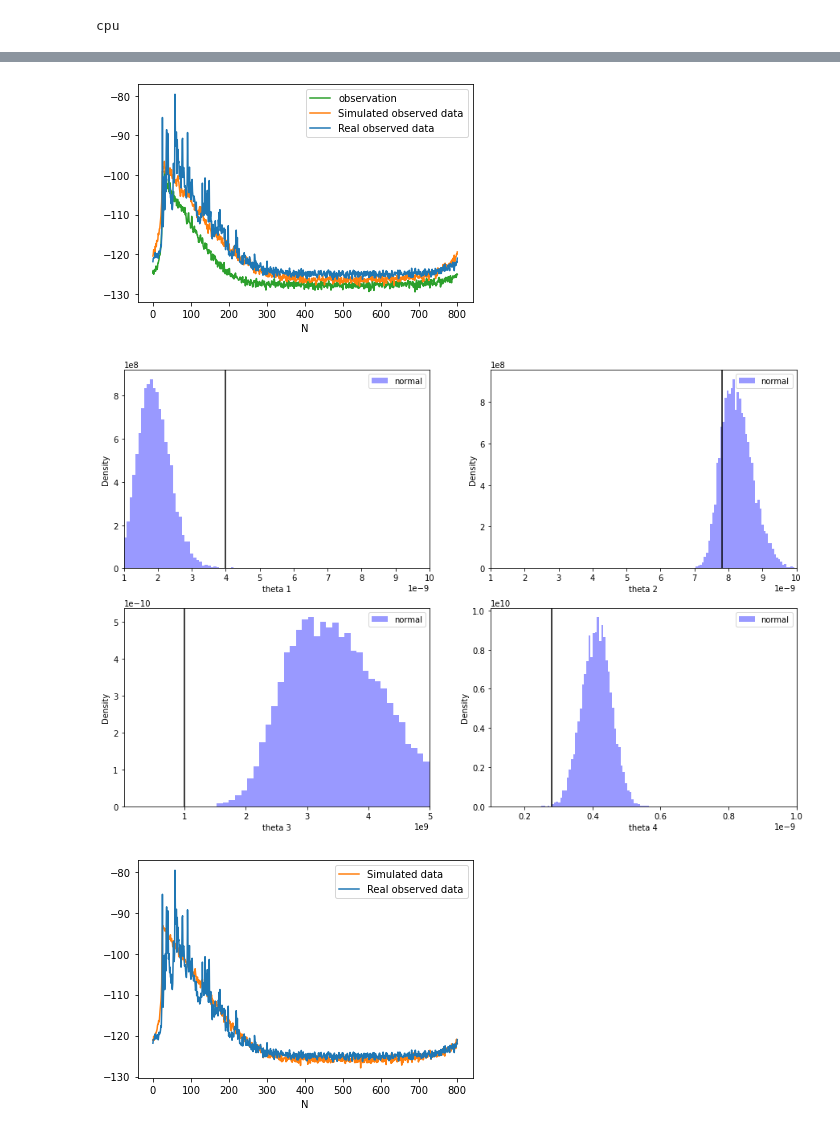
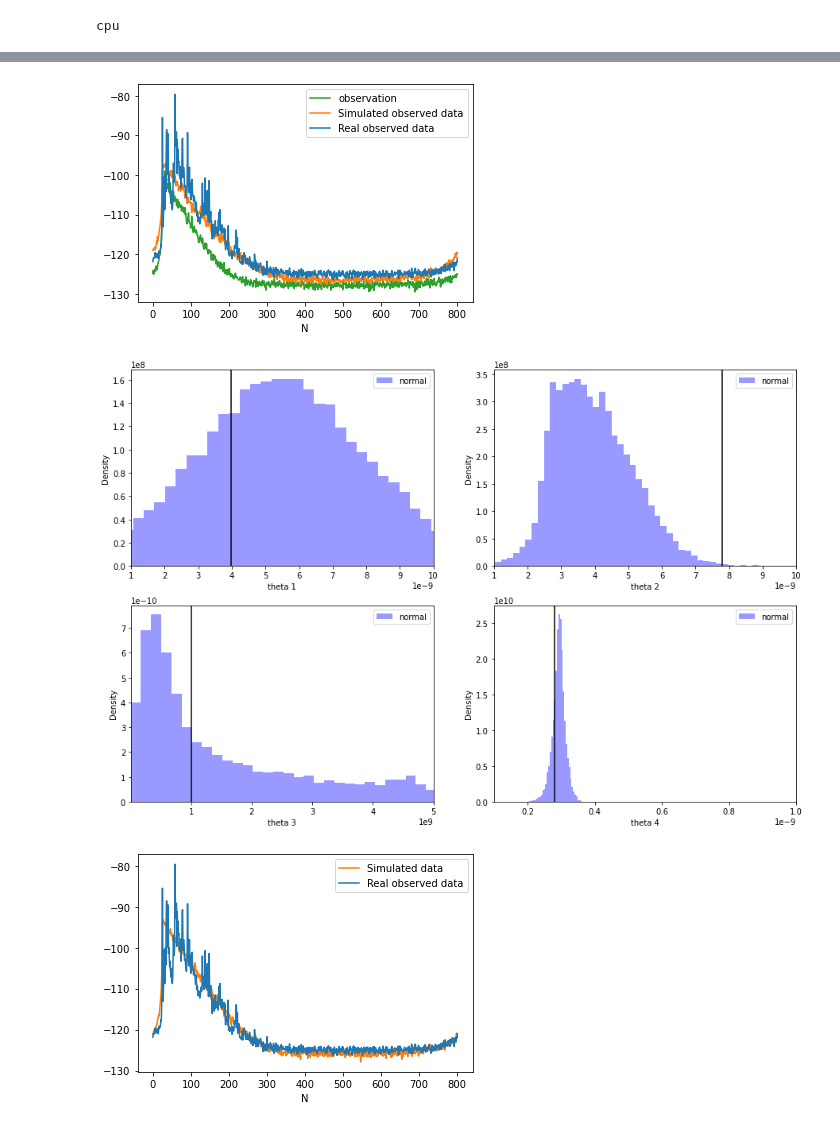
Before and after one commit to huangdaolang/robust-sbi, a Jupyter notebook: Turin-NPE.ipynb, the cells around one changed output, grey strips where cells are left out. Cells and saved outputs as stored; diff of their text form; code cells hidden in the pictures.

```diff
--- a/Turin-NPE.ipynb
+++ b/Turin-NPE.ipynb
@@ -27,14 +27,14 @@ def load_models(root_name: str, device: torch.device):
 
     density_estimator = torch.load(f"{root_name}/density_estimator.pkl", map_location=device)
 
-    with open(f"{root_name}/posterior.pkl", "rb") as handle:
+    with open(f"{root_name}/posterior_new.pkl", "rb") as handle:
         posterior = CPU_Unpickler(handle).load() if device == torch.device('cpu') else pickle.load(handle)
 
     return sum_net, density_estimator, posterior
 
 
 def read_rnpe(model="turin", misspecified=0, seed=1, theta=[4,10]):
-    file = f"seed={seed}_var={misspecified}_theta={theta}_{model}"
+    file = f"seed={seed}_{model}"
 
     results_dir = f"objects/rnpe/{model}/"
     fn = f"{results_dir}/{file}.pickle"
@@ -49,13 +49,14 @@ def sample_posteriors(posterior, obs, num):
     return posterior.sample((num,), x=obs.reshape(1, 1, 100, 801), show_progress_bars=True)
 # %%
 def temporalMomentsGeneral(Y, K=4, B=4e9):
-    N, Ns = Y.shape
-    delta_f = B / (Ns-1)
-    t_max = 1 / delta_f
-    tau = np.linspace(0, t_max, Ns)
-    m = np.zeros((N, K))
-    for k in range(K):
-        for i in range(N):
-            y = np.fft.ifft(Y[i, :])
-            m[i, k] = np.trapz(tau**(k) * (np.abs(y)**2), tau)
-    return np.log(m)
+    M, N, Ns = Y.shape
+#     delta_f = B / (Ns-1)
+#     t_max = 1 / delta_f
+    tau = np.linspace(0, 100, Ns)
+    out = np.zeros((M, N, K))
+    for m in range(M):
+        for k in range(K):
+            for i in range(N):
+                y = np.fft.ifft(Y[m, i, :])
+                out[m, i, k] = np.trapz(tau**(k) * (np.abs(y)**2), tau)
+    return np.log(out)
@@ -82,10 +63,10 @@ array([[-13.20415638, -33.78182564, -49.33960452, -64.8375634 ],
 # %%
 prior = [[1e-9, 1e-8], [1e-9, 1e-8], [1e7, 5e9], [1e-10, 1e-9]]
 
-theta = torch.tensor(np.load("data/turin_theta_2000_tau6.npy"))
-x = torch.tensor(np.load("data/turin_x_2000_tau6.npy")).reshape(2000, 100, 801)
+theta = torch.tensor(np.load("data/turin_theta_2000_tau0.npy"))
+x = torch.tensor(np.load("data/turin_x_2000_tau0.npy")).reshape(2000, 100, 801)
 
-simulator = turin(B=4e9, Ns=801, N=100, tau0=6e-9)
+simulator = turin(B=4e9, Ns=801, N=1, tau0=6e-9)
 theta_gt = torch.tensor([10**(-8.4), 7.8e-9, 1e9, 2.8e-10])
 obs_sim = simulator(theta_gt).to(device)
 
@@ -99,28 +80,29 @@ plt.legend()
 plt.xlabel("N")
 plt.show()
 # %% [output]
-[figure, old version]
+[figure, new version]
 # %%
-root_name = "objects/turin/none_num=2000_N=100_tau6/16"
+root_name = "objects/turin/none_beta=2.0_num=2000_N=100_tau0_small/4"
 sum_net_normal, density_estimator_normal, posterior_normal = load_models(root_name, device)
-
-post_samples_cont = posterior_normal.sample((10000,), x=obs_real.reshape(1, 1, 100, 801))
-post_samples_normal = posterior_normal.sample((10000,), x=obs_sim.reshape(1, 1, 100, 801))
+obs_real_small = temporalMomentsGeneral(obs_real.reshape(1, 100, 801))
+obs_sim_small = temporalMomentsGeneral(obs_sim.reshape(1, 100, 801))
+post_samples_cont = posterior_normal.sample((10000,), x=obs_real_small.reshape(1, 1, 100, 4))
+post_samples_normal = posterior_normal.sample((10000,), x=obs_sim_small.reshape(1, 1, 100, 4))
 
 plt.figure(figsize=(15, 10))
 for i in range(4):
     plt.subplot(2, 2, i+1)
     plt.axvline(x=theta_gt[i],ls="-",c="black")
     sns.distplot(post_samples_cont[:, i].cpu().numpy(), color='blue', kde=False, norm_hist=True, label="normal")
     plt.legend()
     plt.xlim(prior[i][0], prior[i][1])
 #     plt.title(f"Corrupted data - theta {i+1}")
     plt.xlabel(f"theta {i+1}")
     plt.ylabel("Density")
 #     plt.xscale("log")
 plt.show()
 # %% [output]
-[figure, old version]
+[figure, new version]
 # %%
 theta_gt = torch.tensor([2e-9, 8e-9, 1e10, 3.5e-10])
 obs_sim = simulator(theta_gt).to(device)
```
Also changed, not shown: parts of 8 cells of this notebook, 12 other files.
